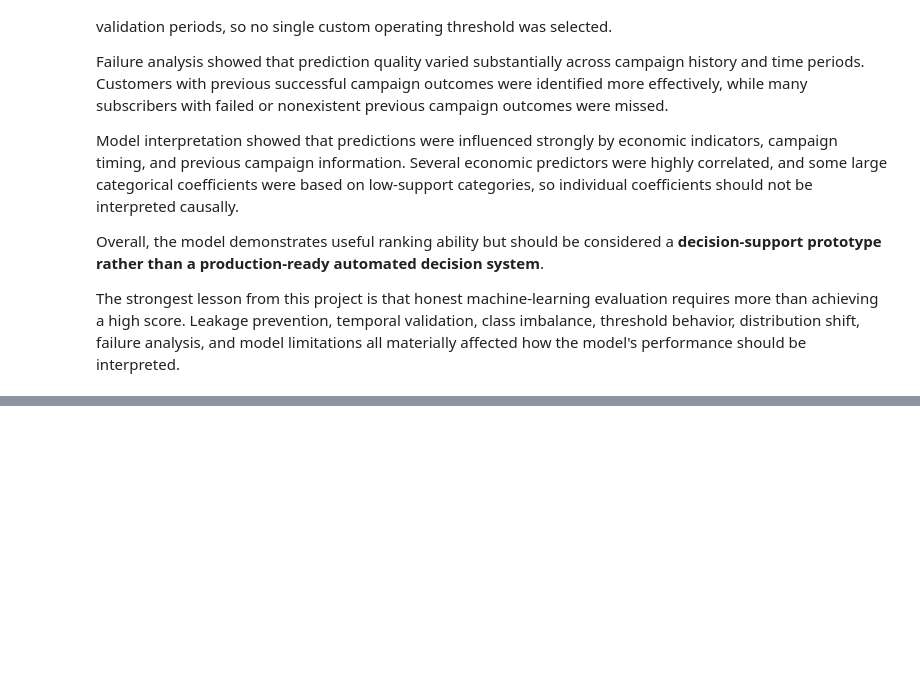
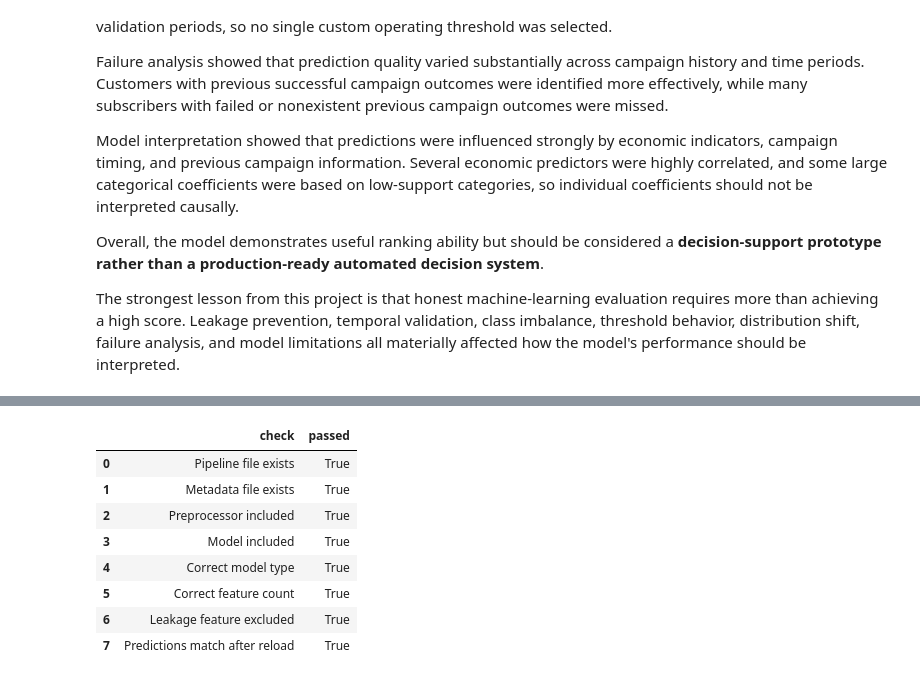
Before and after one commit to NourhanFarag/bank-marketing-subscription-prediction, a Jupyter notebook: notebooks/01_bank_marketing_analysis.ipynb, the cells around one changed output, grey strips where cells are left out. Drawn from its saved outputs; the diff is of its cells as text; code cells hidden in the pictures; blank space fills up the shorter version.

```diff
--- a/notebooks/01_bank_marketing_analysis.ipynb
+++ b/notebooks/01_bank_marketing_analysis.ipynb
@@ -4723,0 +4782,6 @@ The strongest lesson from this project is that honest machine-learning evaluatio
+# %%
+loaded_pipeline = joblib.load(
+    MODEL_PATH
+)
+
+loaded_pipeline
@@ -4723,0 +4992,35 @@ The strongest lesson from this project is that honest machine-learning evaluatio
+# %%
+pipeline_verification = pd.DataFrame({
+    "check": [
+        "Pipeline file exists",
+        "Metadata file exists",
+        "Preprocessor included",
+        "Model included",
+        "Correct model type",
+        "Correct feature count",
+        "Leakage feature excluded",
+        "Predictions match after reload"
+    ],
+    "passed": [
+        MODEL_PATH.exists(),
+        MODEL_METADATA_PATH.exists(),
+        "preprocessor" in loaded_pipeline.named_steps,
+        "model" in loaded_pipeline.named_steps,
+        type(loaded_model).__name__ == "LogisticRegression",
+        len(FEATURES) == 19,
+        "duration" not in FEATURES,
+        predictions_match
+    ]
+})
+
+pipeline_verification
+# %% [output]
+|  | check | passed |
+| 0 | Pipeline file exists | True |
+| 1 | Metadata file exists | True |
+| 2 | Preprocessor included | True |
+| 3 | Model included | True |
+| 4 | Correct model type | True |
+| 5 | Correct feature count | True |
+| 6 | Leakage feature excluded | True |
+| 7 | Predictions match after reload | True |
```
Also changed, not shown: parts of 10 cells of this notebook, 3 other files.
